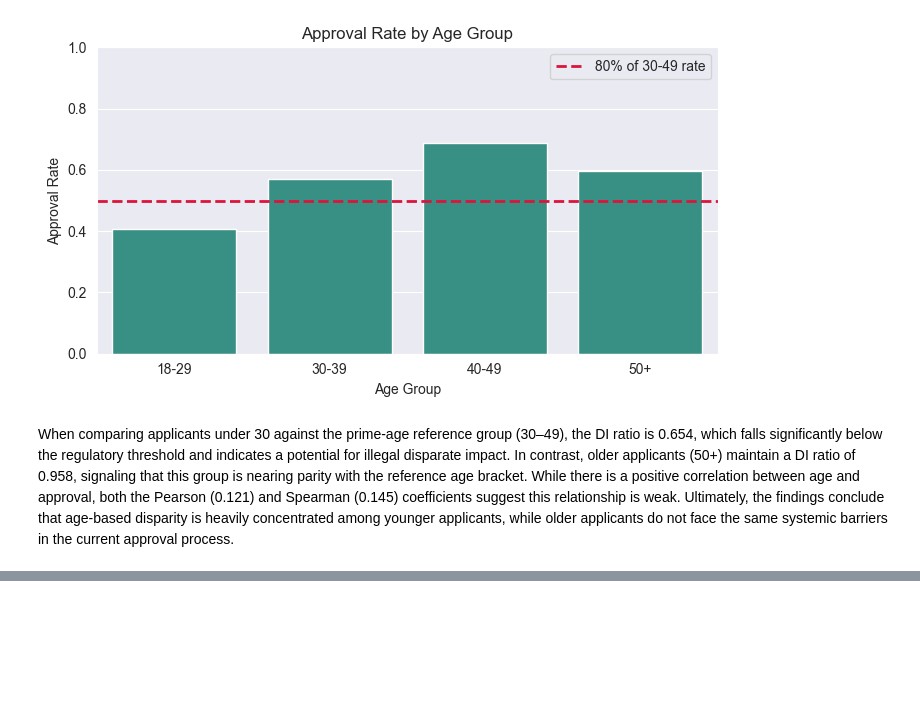
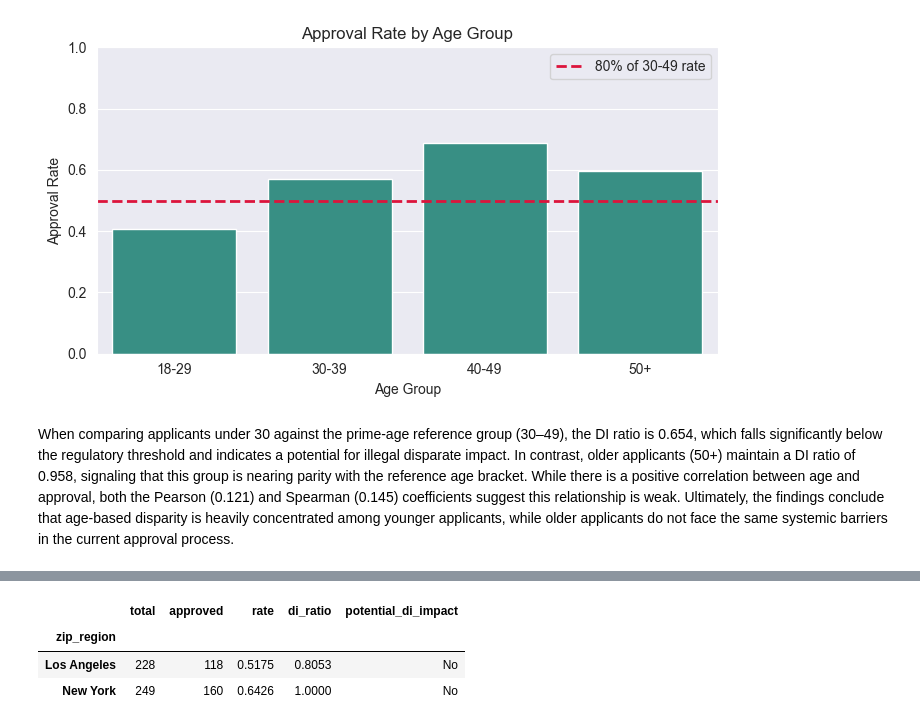
Before and after one commit to hazalaksu/dego-project-team7, a Jupyter notebook: notebooks/02-bias-analysis.ipynb, the cells around one changed output, grey strips where cells are left out. Cells and saved outputs as stored; diff of their text form; code cells hidden in the pictures; blank space fills up the shorter version.

```diff
--- a/notebooks/02-bias-analysis.ipynb
+++ b/notebooks/02-bias-analysis.ipynb
@@ -224,0 +291,77 @@ When comparing applicants under 30 against the prime-age reference group (30–4
+# %%
+from scipy.stats import chi2_contingency, pointbiserialr, pearsonr
+
+proxy_df = df[[
+    "applicant_info.gender",
+    "age",
+    "applicant_info.zip_code",
+    "financials.credit_history_months",
+    "financials.annual_income",
+    "decision.loan_approved",
+]].copy()
+
+proxy_df["gender"] = proxy_df["applicant_info.gender"].astype("string").str.strip().str.title()
+proxy_df = proxy_df[proxy_df["gender"].isin(["Female", "Male"])].copy()
+proxy_df["approved"] = proxy_df["decision.loan_approved"].astype(int)
+proxy_df["is_male"] = (proxy_df["gender"] == "Male").astype(int)
+
+proxy_df["age"] = pd.to_numeric(proxy_df["age"], errors="coerce")
+proxy_df["credit_history_months"] = pd.to_numeric(proxy_df["financials.credit_history_months"], errors="coerce")
+proxy_df["annual_income"] = pd.to_numeric(proxy_df["financials.annual_income"], errors="coerce")
+proxy_df["zip_code"] = proxy_df["applicant_info.zip_code"].astype("string").str.zfill(5)
+
+proxy_df = proxy_df.dropna(subset=["age", "credit_history_months", "annual_income", "zip_code"]).copy()
+
+# Region mapping based on ZIP prefix (friend approach, adapted to your column names)
+def zip_to_region(zip_code):
+    prefix = str(zip_code)[:2]
+    if prefix == "10":
+        return "New York"
+    elif prefix == "90":
+        return "Los Angeles"
+    return "Other"
+
+proxy_df["zip_region"] = proxy_df["zip_code"].apply(zip_to_region)
+print(proxy_df["zip_region"].value_counts())
+
+# Keep the two main regions for DI comparison
+region_df = proxy_df[proxy_df["zip_region"].isin(["New York", "Los Angeles"])].copy()
+
+# Approval rates by region
+region_approval = region_df.groupby("zip_region")["approved"].agg(
+    total="count",
+    approved="sum",
+    rate="mean",
+).round(4)
+
+# DI ratio by region
+max_rate = region_approval["rate"].max()
+privileged_region = region_approval["rate"].idxmax()
+region_approval["di_ratio"] = (region_approval["rate"] / max_rate).round(4)
+region_approval["potential_di_impact"] = region_approval["di_ratio"].apply(
+    lambda x: "⚠️ Yes" if x < 0.8 else "No"
+)
+
+print(f"\nReference group: {privileged_region} ({max_rate:.4f})\n")
+display(region_approval)
+
+# Statistical significance checks for geographic proxy behavior
+region_approval_ct = pd.crosstab(region_df["zip_region"], region_df["approved"])
+reg_chi2, reg_p, reg_dof, _ = chi2_contingency(region_approval_ct)
+print("Region vs Approval -> chi2: {:.3f}, dof: {}, p-value: {:.6f}".format(reg_chi2, reg_dof, reg_p))
+
+region_gender_ct = pd.crosstab(region_df["zip_region"], region_df["gender"])
+reg_gender_chi2, reg_gender_p, reg_gender_dof, _ = chi2_contingency(region_gender_ct)
+print("Region vs Gender -> chi2: {:.3f}, dof: {}, p-value: {:.6f}".format(reg_gender_chi2, reg_gender_dof, reg_gender_p))
+
+# Numeric proxy checks: relation with protected attributes and approval
+for var in ["credit_history_months", "annual_income"]:
+    corr_with_gender, p_gender = pointbiserialr(proxy_df["is_male"], proxy_df[var])
+    corr_with_approval, p_approval = pearsonr(proxy_df[var], proxy_df["approved"])
+    corr_with_age, p_age = pearsonr(proxy_df[var], proxy_df["age"])
+
+    print(f"\n{var}")
+    print(f"  Corr with male (point-biserial): {corr_with_gender:.3f} (p={p_gender:.6f})")
+    print(f"  Corr with approval: {corr_with_approval:.3f} (p={p_approval:.6f})")
+    print(f"  Corr with age: {corr_with_age:.3f} (p={p_age:.6f})")
+# %% [output]
@@ -224,0 +375,4 @@ When comparing applicants under 30 against the prime-age reference group (30–4
+|  | total | approved | rate | di_ratio | potential_di_impact |
+| zip_region |  |  |  |  |  |
+| Los Angeles | 228 | 118 | 0.5175 | 0.8053 | No |
+| New York | 249 | 160 | 0.6426 | 1.0000 | No |
```
Also changed, not shown: parts of 7 cells of this notebook.
